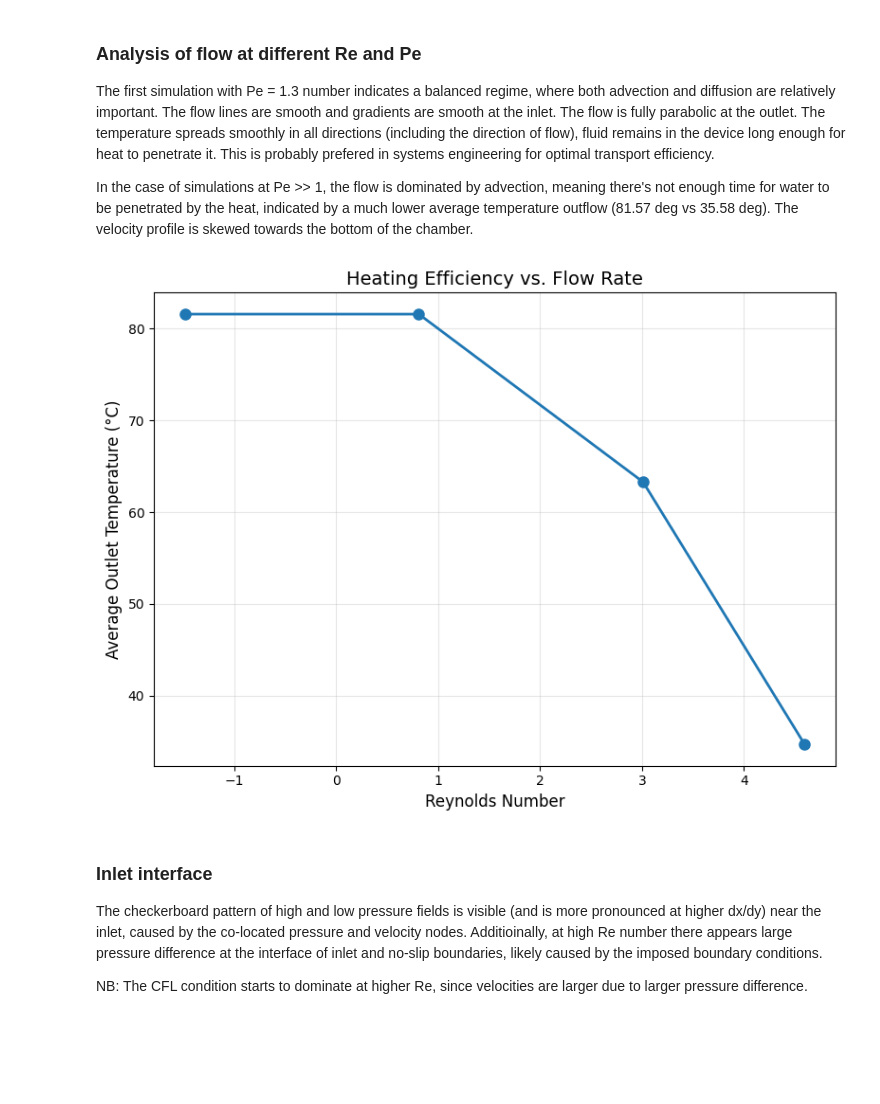
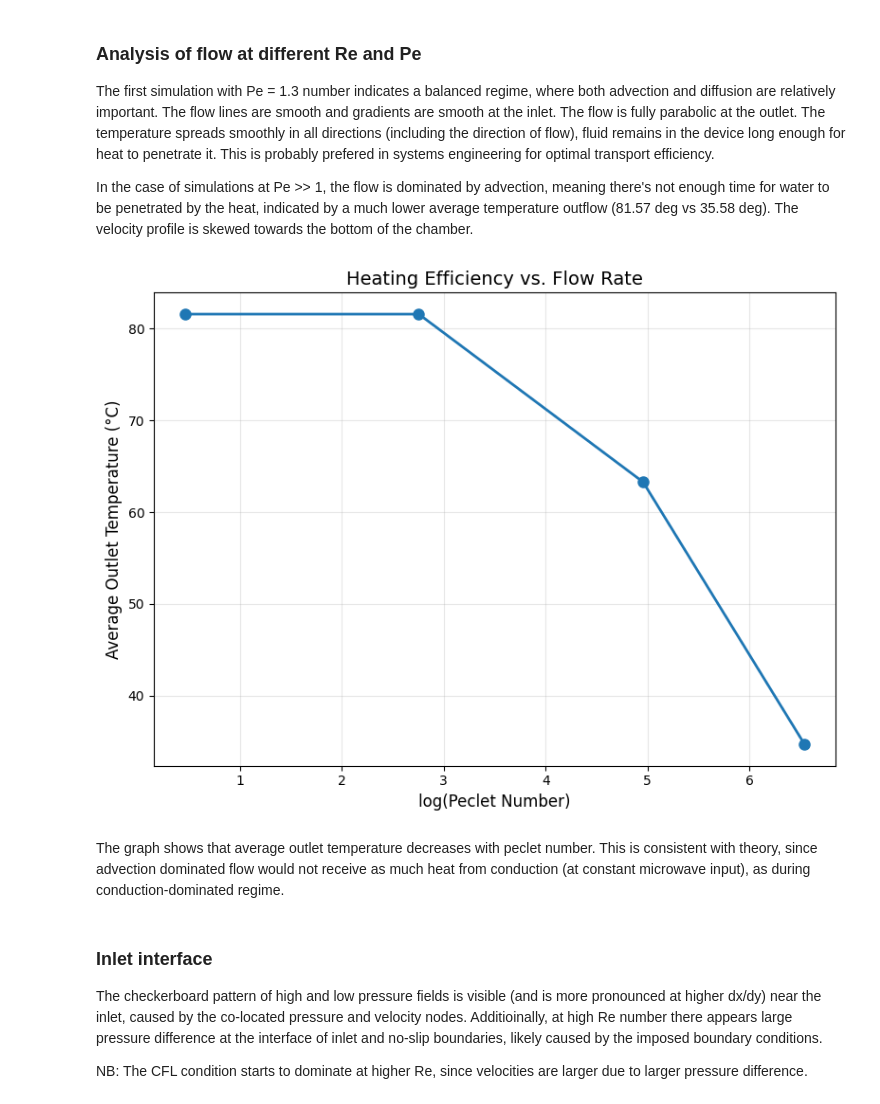
Before and after one commit to Commit2Cosmos/liquid-stream-fd, a Jupyter notebook: ab2125.ipynb, the cells around one changed output. Drawn from its saved outputs; the diff is of its cells as text; code cells hidden in the pictures; blank space fills up the shorter version.

```diff
--- a/ab2125.ipynb
+++ b/ab2125.ipynb
@@ -469,5 +469,5 @@ def run_sim(Nx=151, Ny=75, p_in=0.01, microwave_power=2000.0):
 # %%
-re_1, out_flow_1 = run_sim(p_in=0.01)
+pe_1, out_flow_1 = run_sim(p_in=0.01)
 # %% [output]
 Courant number criterion: 0.0193618
 Diffusivity criterion: 0.0001556
@@ -490,7 +490,7 @@ The average inflow temperature is equal to 20 (that's the boundary condition) an
 ### Re and Pe
 The two dimensionless groups are the Reynolds and Peclet numbers. I will increase the pressure difference between the inlet and outlet to see how the results change.
 # %%
-re_2, out_flow_2 = run_sim(p_in=0.1)
+pe_2, out_flow_2 = run_sim(p_in=0.1)
 # %% [output]
 Courant number criterion: 0.0019301
 Diffusivity criterion: 0.0001556
@@ -506,7 +506,7 @@ Flow in Rate: 1.130e-06 m²/s
 Flow out Rate: 1.140e-06 m²/s
 [figure]
 # %%
-re_3, out_flow_3 = run_sim(p_in=1)
+pe_3, out_flow_3 = run_sim(p_in=1)
 # %% [output]
 Converged at t = 0.09834800
 Courant number criterion: 0.0001636
@@ -523,7 +523,7 @@ Flow in Rate: 1.014e-05 m²/s
 Flow out Rate: 1.028e-05 m²/s
 [figure]
 # %%
-re_4, out_flow_4 = run_sim(p_in=10)
+pe_4, out_flow_4 = run_sim(p_in=10)
 # %% [output]
 Converged at t = 0.07147200
 Courant number criterion: 0.0000175
@@ -546,19 +546,21 @@ The first simulation with Pe = 1.3 number indicates a balanced regime, where bot
 
 In the case of simulations at Pe >> 1, the flow is dominated by advection, meaning there's not enough time for water to be penetrated by the heat, indicated by a much lower average temperature outflow (81.57 deg vs 35.58 deg). The velocity profile is skewed towards the bottom of the chamber.
 # %%
-re_nums = [re_1, re_2, re_3, re_4]
+pe_nums = [pe_1, pe_2, pe_3, pe_4]
 out_flow_nums = [out_flow_1, out_flow_2, out_flow_3, out_flow_4]
 
 plt.figure(figsize=(8, 6))
-plt.plot(np.log(re_nums), out_flow_nums, 'o-', linewidth=2, markersize=8)
-plt.xlabel('Reynolds Number', fontsize=12)
+plt.plot(np.log(pe_nums), out_flow_nums, 'o-', linewidth=2, markersize=8)
+plt.xlabel('log(Peclet Number)', fontsize=12)
 plt.ylabel('Average Outlet Temperature (°C)', fontsize=12)
 plt.title('Heating Efficiency vs. Flow Rate', fontsize=14)
 plt.grid(True, alpha=0.3)
 plt.tight_layout()
 plt.show()
 # %% [output]
-[figure, old version]
+[figure, new version]
+# %% [markdown]
+The graph shows that average outlet temperature decreases with peclet number. This is consistent with theory, since advection dominated flow would not receive as much heat from conduction (at constant microwave input), as during conduction-dominated regime.
 # %% [markdown]
 ### Inlet interface
 
```
Also changed, not shown: parts of 10 cells of this notebook.
